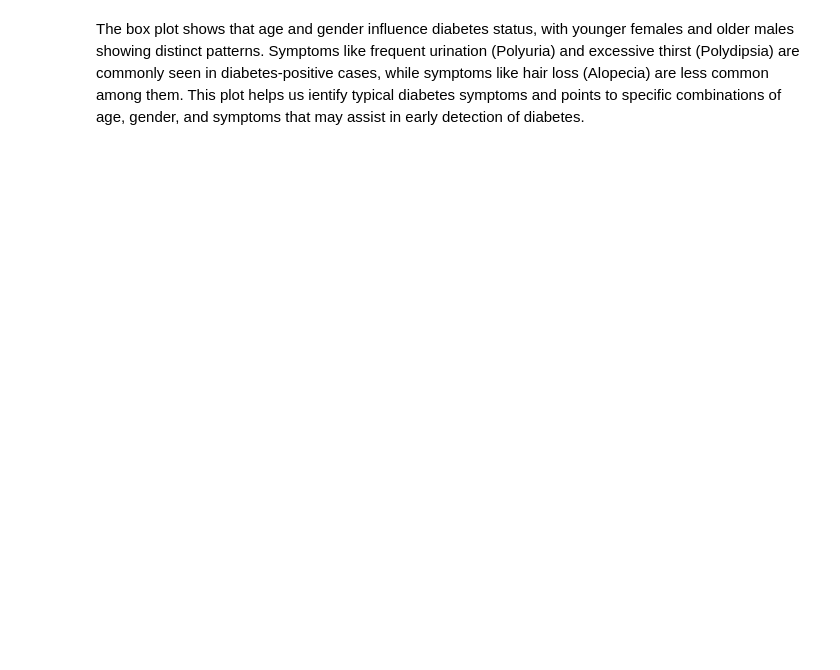
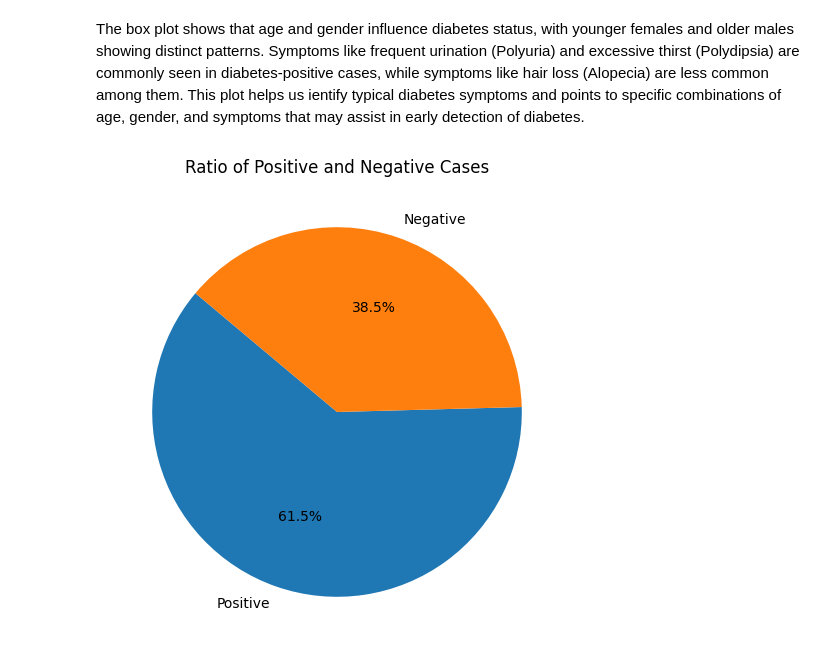
Before and after one commit to KVSMrudula/KVSMrudula-GlucoSense-Infy-Nov24, a Jupyter notebook: infosyswork.ipynb, the cells around one changed output. Saved outputs shown, nothing was run; the diff lists cells and outputs as text; code cells hidden in the pictures; blank space fills up the shorter version.

```diff
--- a/infosyswork.ipynb
+++ b/infosyswork.ipynb
@@ -593,3 +593,19 @@ genbox.show()
 [interactive output not drawn]
 # %% [markdown]
 The box plot shows that age and gender influence diabetes status, with younger females and older males showing distinct patterns. Symptoms like frequent urination (Polyuria) and excessive thirst (Polydipsia) are commonly seen in diabetes-positive cases, while symptoms like hair loss (Alopecia) are less common among them. This plot helps us ientify typical diabetes symptoms and points to specific combinations of age, gender, and symptoms that may assist in early detection of diabetes.
+# %%
+import matplotlib.pyplot as plt
+
+# Count the occurrences of each class (positive/negative)
+class_counts = Diabetes['class'].value_counts()
+
+# Custom colors for the pie chart
+colors = ['#1f77b4', '#ff7f0e']  # Blue and Orange
+
+# Create the pie chart
+plt.figure(figsize=(6, 6))
+plt.pie(class_counts, labels=class_counts.index, autopct='%1.1f%%', startangle=140, colors=colors)
+plt.title("Ratio of Positive and Negative Cases")
+plt.show()
+# %% [output]
+[figure, added]
```
